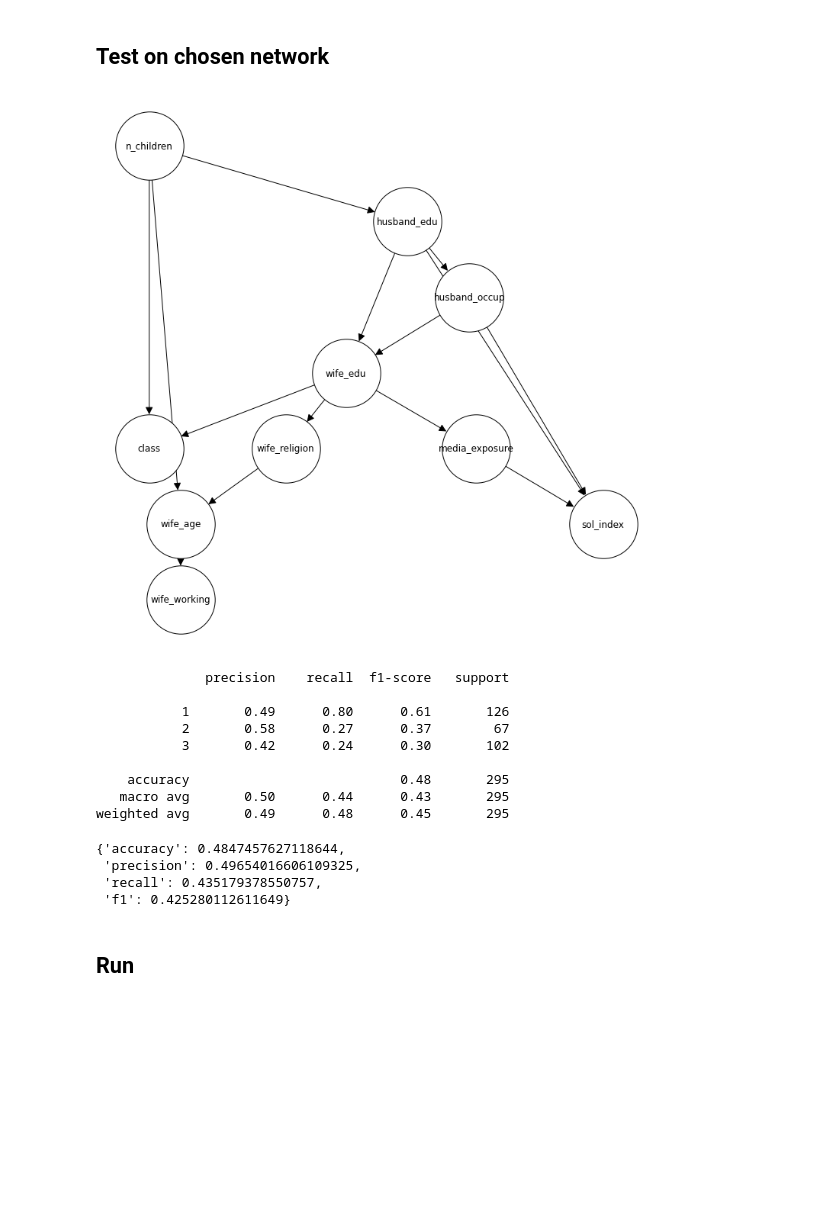
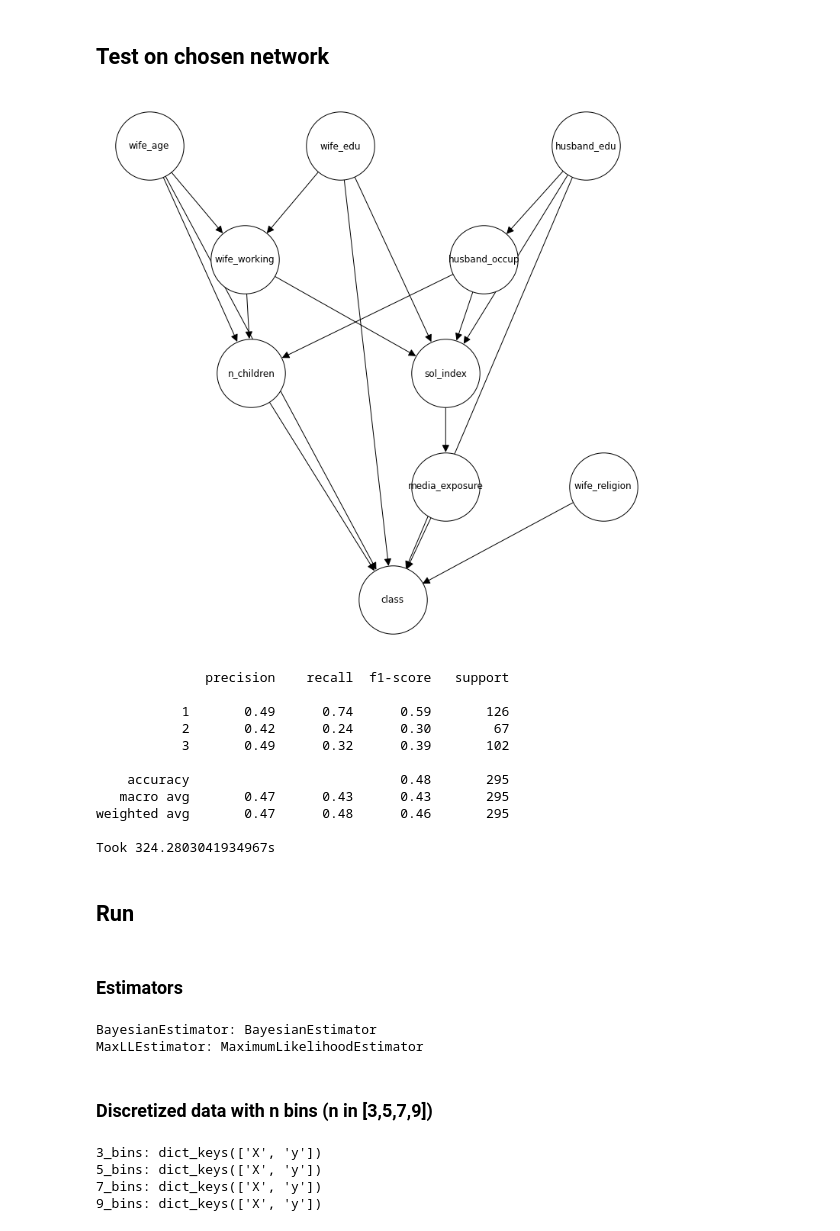
Before and after one commit to weronikakedzior/probabilistic-graphical-models-project, a Jupyter notebook: notebooks/test.ipynb, the cells around one changed output. Drawn from its saved outputs; the diff is of its cells as text; code cells hidden in the pictures; blank space fills up the shorter version.

```diff
--- a/notebooks/test.ipynb
+++ b/notebooks/test.ipynb
@@ -59,25 +60,26 @@ nodes = [
 # ---- Network 1 ----
 print('---- Network 1 ----')
 network_1 = BayesianModel([
-    ('wife_age','n_children'), ('wife_age','wife_working'),
-    ('wife_edu','wife_working'), ('wife_edu','sol_index'),
-    ('husband_edu','husband_occup'), ('husband_edu','sol_index'),
+    ('wife_age','n_children'), ('wife_age','wife_working'), ('wife_age','class'),
+    ('wife_edu','wife_working'), ('wife_edu','sol_index'), ('wife_edu','class'),
+    ('husband_edu','husband_occup'), ('husband_edu','sol_index'), ('husband_edu','class'),
     ('n_children','class'),
+    ('wife_religion','class'),
     ('wife_working','n_children'), ('wife_working','sol_index'),
     ('husband_occup','n_children'), ('husband_occup','sol_index'),
     ('sol_index','media_exposure'),
+    ('media_exposure','class'),
 ])
-network_1.add_node('wife_religion')
 
 utils.plot_network(network_1)
 #               precision    recall  f1-score   support
-#            1       0.47      0.79      0.59       126
-#            2       0.00      0.00      0.00        67
-#            3       0.38      0.32      0.35       102
+#            1       0.49      0.74      0.59       126
+#            2       0.42      0.24      0.30        67
+#            3       0.49      0.32      0.39       102
 
-#     accuracy                           0.45       295
-#    macro avg       0.29      0.37      0.31       295
-# weighted avg       0.33      0.45      0.37       295
+#     accuracy                           0.48       295
+#    macro avg       0.47      0.43      0.43       295
+# weighted avg       0.47      0.48      0.46       295
 
 
 # ---- Network 2 ----
@@ -247,49 +249,59 @@ utils.plot_network(pchc_learned_model)
 # %% [markdown]
 ## Test on chosen network
 # %%
-network = BayesianModel()
-network.add_nodes_from(nodes)
-network.add_edges_from(list(hc_own_networks[0].edges()))  # pchc_learned_model
+start_time = time.time()
 
-utils.plot_network(network)
+nodes = [
+    'wife_age', 'wife_edu', 'husband_edu', 'n_children', 'wife_religion',
+    'wife_working', 'husband_occup', 'sol_index', 'media_exposure',
+    'class'
+]
+
+network = network_1  # pchc_learned_model hc_own_networks[0] network_1
+
 
 bn_model = BayesianNetworkModel(
-    model=network
+    nodes=nodes,
+    network=network,
+    fit_estimator='BayesianEstimator'  # BayesianEstimator MaximumLikelihoodEstimator
 )
+
+utils.plot_network(bn_model.get_model())
 
 bn_model.fit(
     training_data=data['train']
 )
 
 # from IPython.utils import io
 # with io.capture_output() as captured:
 y_pred = bn_model.predict(X_test)
 
 print(utils.get_classification_report(
     y_true=y_test,
     y_pred=y_pred
 ))
 
 utils.get_metrics(
     y_true=y_test,
     y_pred=y_pred,
     average='macro'
 )
+
+total_time = time.time() - start_time
+print(f'Took {total_time}s')
 # %% [output]
-[figure, old version]
+[figure, new version]
               precision    recall  f1-score   support
 
-           1       0.49      0.80      0.61       126
-           2       0.58      0.27      0.37        67
-           3       0.42      0.24      0.30       102
+           1       0.49      0.74      0.59       126
+           2       0.42      0.24      0.30        67
+           3       0.49      0.32      0.39       102
 
     accuracy                           0.48       295
-   macro avg       0.50      0.44      0.43       295
-weighted avg       0.49      0.48      0.45       295
+   macro avg       0.47      0.43      0.43       295
+weighted avg       0.47      0.48      0.46       295
+
+Took 324.2803041934967s
-{'accuracy': 0.4847457627118644,
- 'precision': 0.49654016606109325,
- 'recall': 0.435179378550757,
- 'f1': 0.425280112611649}
 # %% [markdown]
 ## Run
 # %%
@@ -314,0 +339,2 @@ for model_name, model in models:
+# %% [markdown]
+### Estimators
@@ -314,0 +346,8 @@ for model_name, model in models:
+# %%
+for estimator_label, estimator in estimators_dict.items():
+    print(f'{estimator_label}: {estimator}')
+# %% [output]
+BayesianEstimator: BayesianEstimator
+MaxLLEstimator: MaximumLikelihoodEstimator
+# %% [markdown]
+### Discretized data with n bins (n in \[3,5,7,9\])
@@ -314,0 +365,9 @@ for model_name, model in models:
+# %%
+train = 'train'
+for discretized_data_label, discretized_data in discretized_data_dict.items():
+    print(f'{discretized_data_label}: {discretized_data[train].keys()}')
+# %% [output]
+3_bins: dict_keys(['X', 'y'])
+5_bins: dict_keys(['X', 'y'])
+7_bins: dict_keys(['X', 'y'])
+9_bins: dict_keys(['X', 'y'])
```
Also changed, not shown: parts of 10 cells of this notebook, 6 other files.
